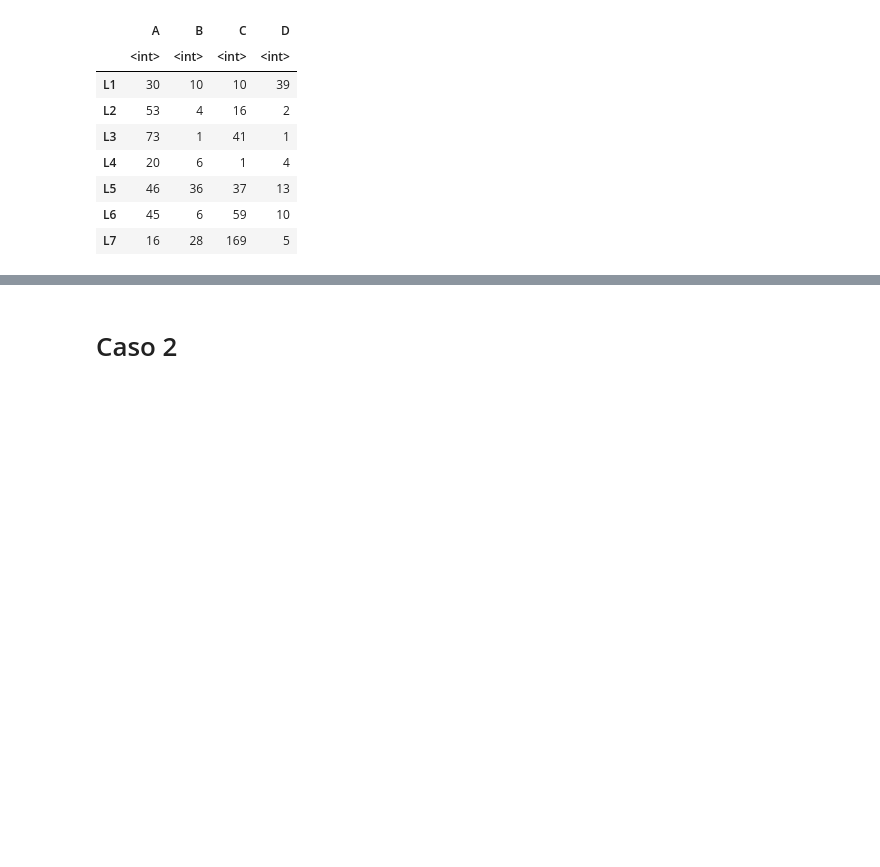
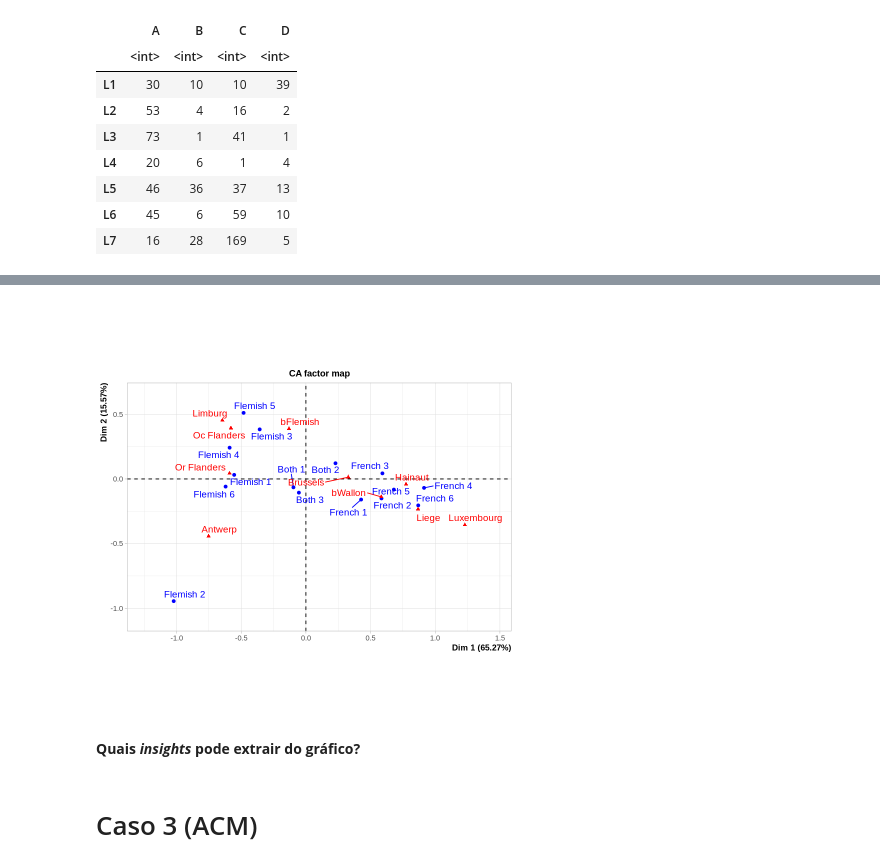
Before and after one commit to ctruciosm/BasicStats, a Jupyter notebook: AC.ipynb, the cells around one changed output, grey strips where cells are left out. Saved outputs shown, nothing was run; the diff lists cells and outputs as text; code cells hidden in the pictures; blank space fills up the shorter version.

```diff
--- a/AC.ipynb
+++ b/AC.ipynb
@@ -98,0 +105,4 @@ A data.frame: 7 × 4
+# %%
+dados = read.table("https://raw.githubusercontent.com/ctruciosm/MVA/master/QID-1072-MVAcorrjourn/journaux.dat")
+colnames(dados) = c("bWallon", "Brussels", 	"Antwerp",	"bFlemish",	"Oc Flanders",	"Or Flanders",	"Hainaut",	"Liege",	"Limburg",	"Luxembourg")
+row.names(dados) = c("Flemish 1", "Flemish 2", "Flemish 3", "Flemish 4", "Flemish 5", "French 1", "French 2", "French 3", "French 4", "Both 1", "Both 2", "Both 3", "Flemish 6", "French 5", "French 6")
@@ -99,2 +137,8 @@ A data.frame: 7 × 4
+# %%
+AC = CA(dados, ncp = 2)
+# %% [output]
+[figure, added]
+# %% [markdown]
+**Quais _insights_ pode extrair do gráfico?**
 # %% [markdown]
-# Caso 2
+# Caso 3 (ACM)
```
Also changed, not shown: parts of 3 cells of this notebook.
